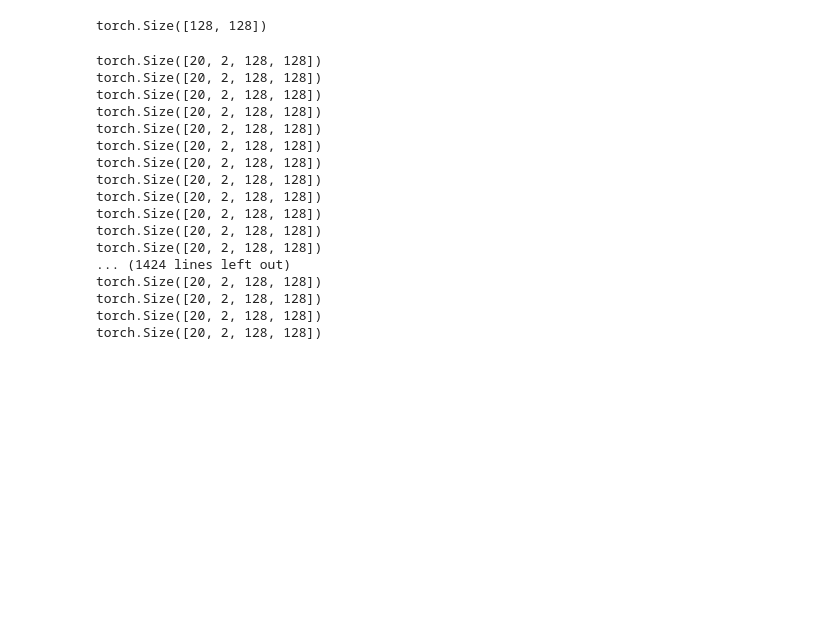
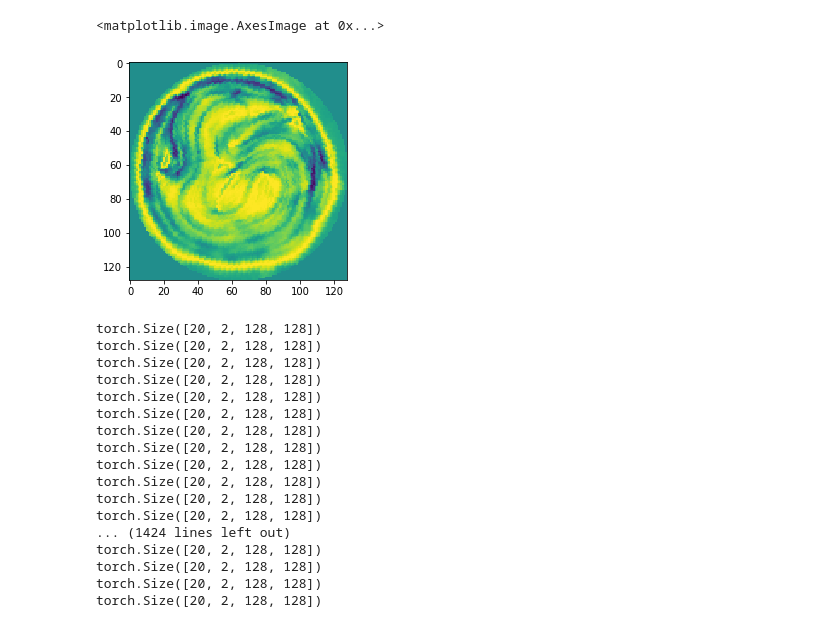
Before and after one commit to ruoshiliu/Orientation-Field-Prediction, a Jupyter notebook: dataset.ipynb, the cells around one changed output. Drawn from its saved outputs; the diff is of its cells as text; code cells hidden in the pictures; blank space fills up the shorter version.

```diff
--- a/dataset.ipynb
+++ b/dataset.ipynb
@@ -40,13 +40,15 @@ angle = 360 * np.random.uniform(0, 1)
 image_resized = torchvision.transforms.functional.resize(image, (128,128), interpolation=2)
 image_resized = torchvision.transforms.functional.rotate(image_resized, angle, resample=False, expand=False, center=None)
 image_resized = image_resized * mask
+image_resized = image_resized / 255 * math.pi
 image_qxx = np.power(np.cos(image_resized),2) - 1/2
 image_qxy = np.cos(image_resized) * np.sin(image_resized)
 image_tensor = torch.from_numpy(image_resized)
-# %%
-image_tensor.shape
-# %% [output]
-torch.Size([128, 128])
+# %%
+plt.imshow(image_qxy)
+# %% [output]
+<matplotlib.image.AxesImage at 0x...>
+[figure, added]
 # %%
 image_qxx = np.power(np.cos(image_resized),2)-1/2
 image_qxy = np.cos(image_resized) * np.sin(image_resized)
```
Also changed, not shown: 2 other files.
